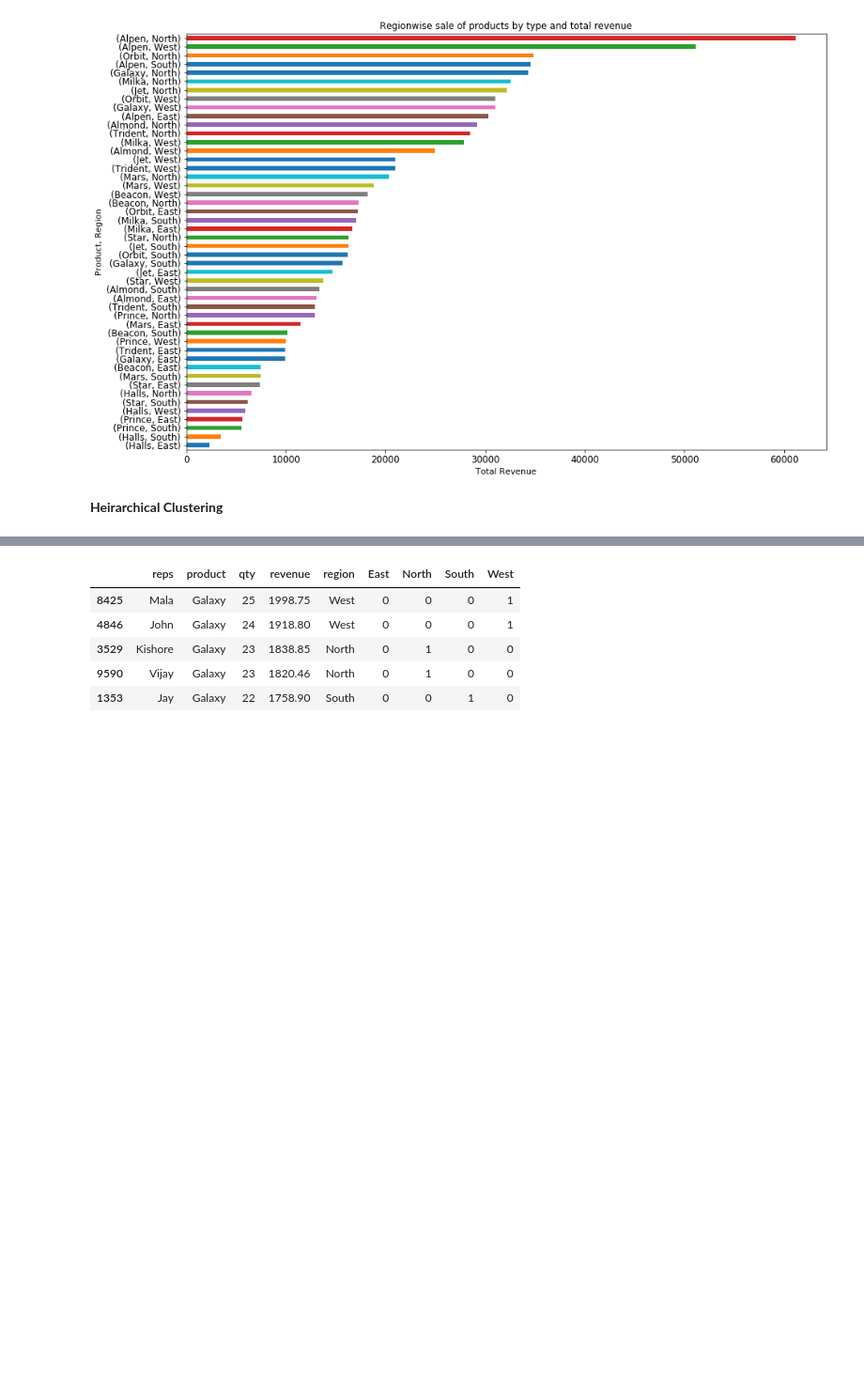
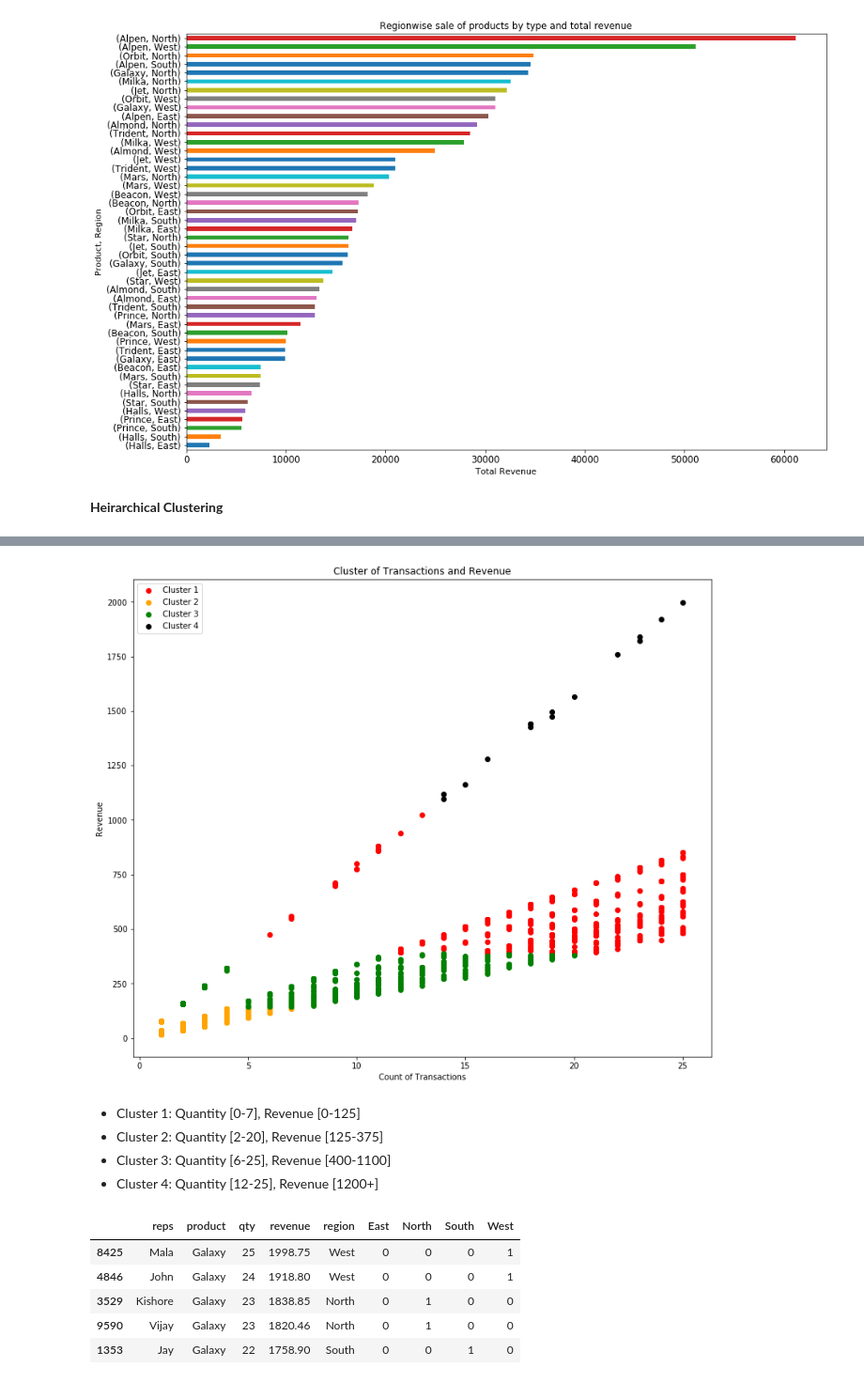
Before and after one commit to praveentn/hgwxx7, a Jupyter notebook: machinelearning/ml_python_clustering_1.ipynb, the cells around one changed output, grey strips where cells are left out. Shown at 94% size. Drawn from its saved outputs; the diff is of its cells as text; code cells hidden in the pictures; blank space fills up the shorter version.

```diff
--- a/machinelearning/ml_python_clustering_1.ipynb
+++ b/machinelearning/ml_python_clustering_1.ipynb
@@ -356,3 +357,6 @@ import time as time
 import mpl_toolkits.mplot3d.axes3d as p3
 from sklearn.cluster import AgglomerativeClustering
 from sklearn.datasets.samples_generator import make_swiss_roll
+# %%
+X = df[['qty','revenue']].values
+X.shape
@@ -358,0 +365,3 @@ from sklearn.datasets.samples_generator import make_swiss_roll
+# %%
+ac = AgglomerativeClustering(n_clusters=4, affinity='euclidean', linkage='ward', memory=None)
+ac
@@ -358,0 +372,3 @@ from sklearn.datasets.samples_generator import make_swiss_roll
+# %%
+y_ac = ac.fit_predict(X)
+y_ac
@@ -359,3 +387,21 @@ from sklearn.datasets.samples_generator import make_swiss_roll
+# %%
+fig = plt.figure(figsize=(13,11))
+plt.scatter(X[y_ac == 0,0], X[y_ac == 0,1],  c ='red', label='Cluster 1')
+plt.scatter(X[y_ac == 1,0], X[y_ac == 1,1],  c ='orange', label='Cluster 2')
+plt.scatter(X[y_ac == 2,0], X[y_ac == 2,1],  c ='green', label='Cluster 3')
+plt.scatter(X[y_ac == 3,0], X[y_ac == 3,1],  c ='black', label='Cluster 4')
+plt.title('Cluster of Transactions and Revenue')
+plt.xlabel('Count of Transactions')
+plt.ylabel('Revenue')
+plt.legend()
+plt.show();
+# %% [output]
+[figure, added]
+# %% [markdown]
+* Cluster 1: Quantity [0-7], Revenue [0-125]
+* Cluster 2: Quantity [2-20], Revenue [125-375]
+* Cluster 3: Quantity [6-25], Revenue [400-1100]
+* Cluster 4: Quantity [12-25], Revenue [1200+]
 # %%
 df = pd.concat([df, pd.get_dummies(df['region'])], axis=1)
 df.head()
```
Also changed, not shown: parts of 7 cells of this notebook.
